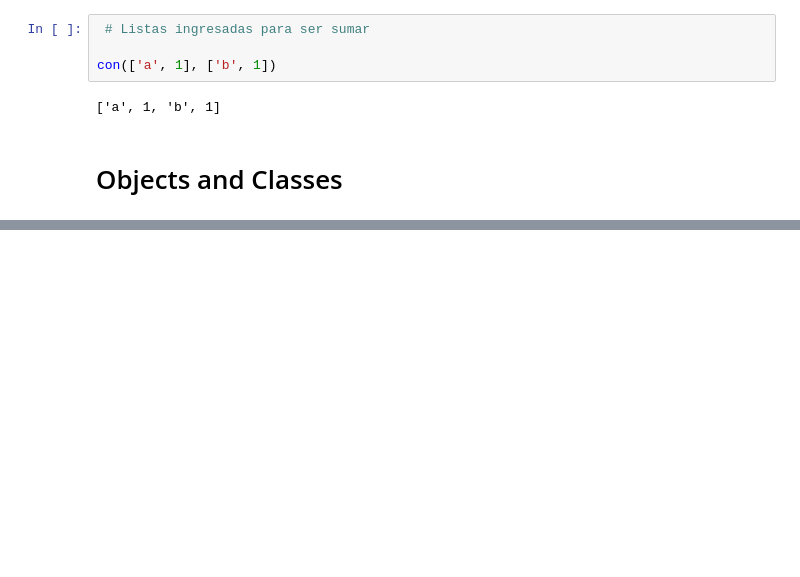
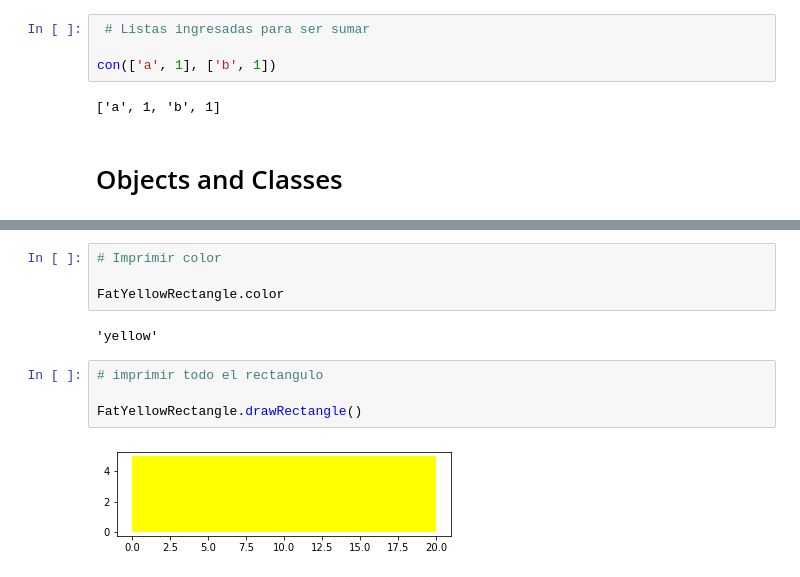
Before and after one commit to PosgradoMNA/actividades-de-aprendizaje-feracor, a Jupyter notebook: Actividad_semana_1-2.ipynb, the cells around one changed output, grey strips where cells are left out. Cells and saved outputs as stored; diff of their text form; blank space fills up the shorter version.

```diff
--- a/Actividad_semana_1-2.ipynb
+++ b/Actividad_semana_1-2.ipynb
@@ -1426,0 +1622,12 @@ con(['a', 1], ['b', 1])
+# %%
+# Imprimir color
+
+FatYellowRectangle.color
+# %% [output]
+'yellow'
+# %%
+# imprimir todo el rectangulo
+
+FatYellowRectangle.drawRectangle()
+# %% [output]
+[figure, added]
```
Also changed, not shown: parts of 38 cells of this notebook.
